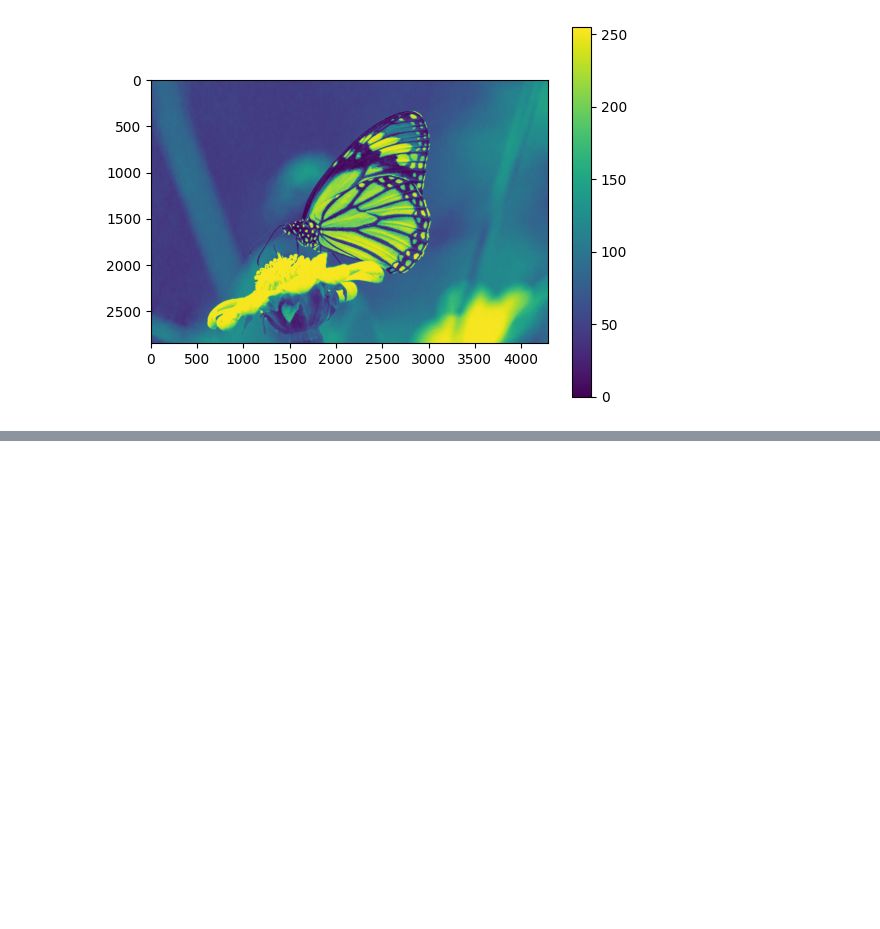
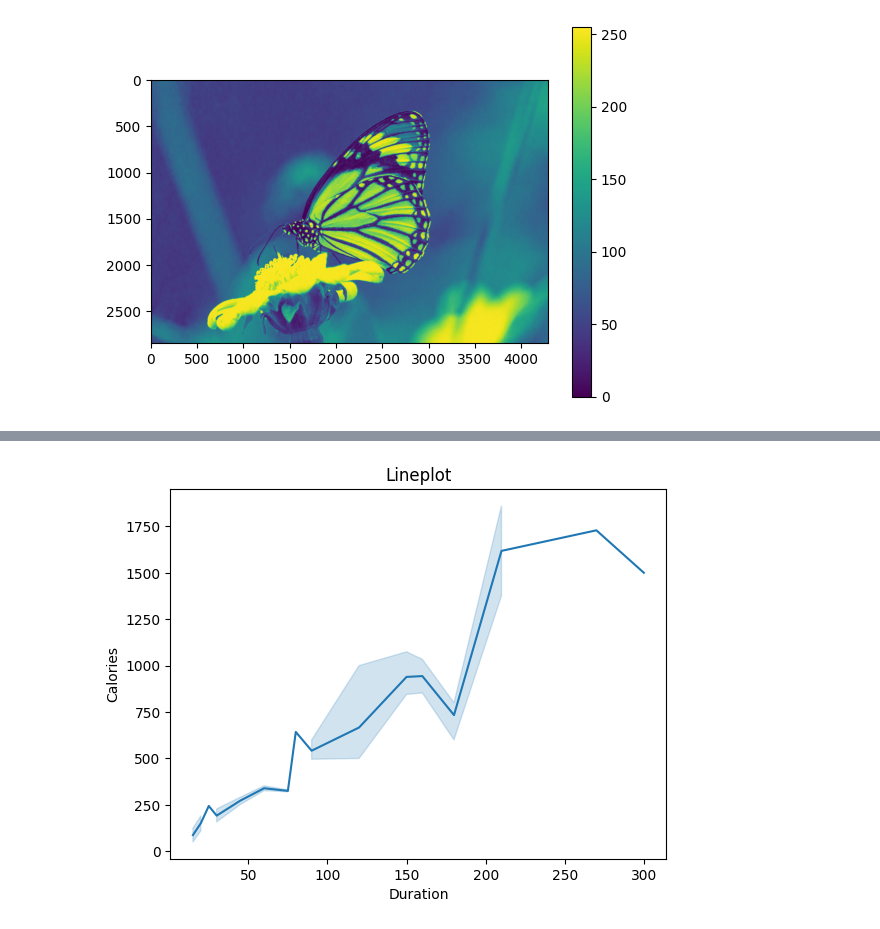
Before and after one commit to samanrizwan/Learning-Sandbox, a Jupyter notebook: python/pandas.ipynb, the cells around one changed output, grey strips where cells are left out. Saved outputs shown, nothing was run; the diff lists cells and outputs as text; code cells hidden in the pictures; blank space fills up the shorter version.

Commit message:
seaborn updates

```diff
--- a/python/pandas.ipynb
+++ b/python/pandas.ipynb
@@ -341,0 +366,15 @@ plt.colorbar()
+# %%
+#Seaborn is built on the top of Matplotlib, therefore it can be used with the Matplotlib as well.
+
+#lets build a few plots using seaborn and compare them with plots build using matplotlib
+
+import seaborn as sns
+# draw lineplot
+sns.lineplot(x= 'Duration' , y= 'Calories', data=df)
+
+# setting the title using Matplotlib
+plt.title('Lineplot')
+
+plt.show()
+# %% [output]
+[figure, added]
```
Also changed, not shown: parts of 3 cells of this notebook.
